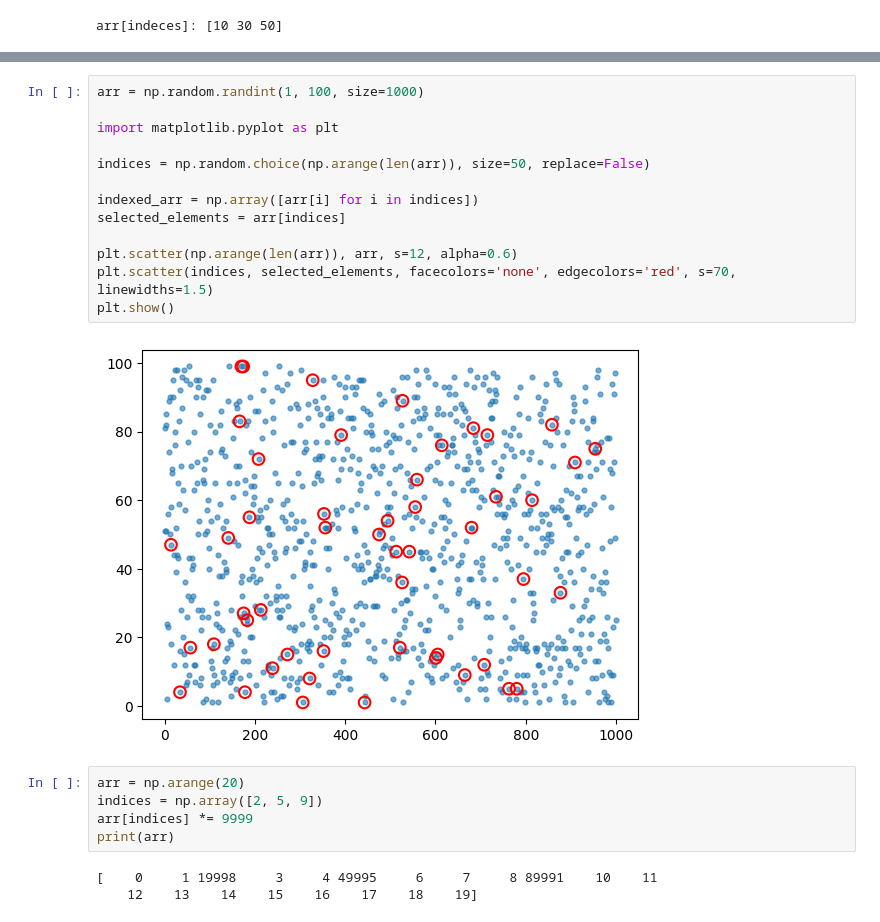
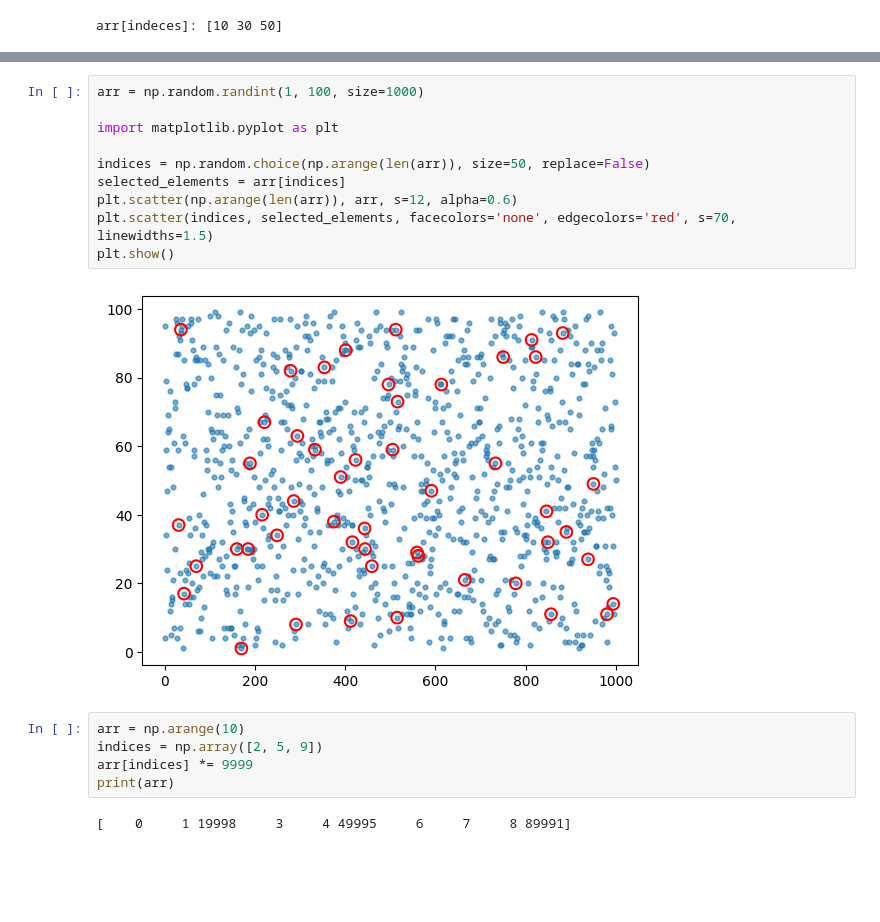
Before and after one commit to tkleg/SSE591-Projects, a Jupyter notebook: Proj2/Fancy_indexing.ipynb, the cells around one changed output, grey strips where cells are left out. Saved outputs shown, nothing was run; the diff lists cells and outputs as text; blank space fills up the shorter version.

```diff
--- a/Proj2/Fancy_indexing.ipynb
+++ b/Proj2/Fancy_indexing.ipynb
@@ -64,26 +80,22 @@ arr[rand > 0]: [90 32 20 55 58 77  9 78 81 51 60 87  1 41 64 61 31 45 42 75  9 8
 # %%
 arr = np.random.randint(1, 100, size=1000)
 
 import matplotlib.pyplot as plt
 
 indices = np.random.choice(np.arange(len(arr)), size=50, replace=False)
-
-indexed_arr = np.array([arr[i] for i in indices])
 selected_elements = arr[indices]
-
 plt.scatter(np.arange(len(arr)), arr, s=12, alpha=0.6)
 plt.scatter(indices, selected_elements, facecolors='none', edgecolors='red', s=70, linewidths=1.5)
 plt.show()
 # %% [output]
-[figure, old version]
+[figure, new version]
 # %%
-arr = np.arange(20)
+arr = np.arange(10)
 indices = np.array([2, 5, 9])
 arr[indices] *= 9999
 print(arr)
 # %% [output]
-[    0     1 19998     3     4 49995     6     7     8 89991    10    11
-    12    13    14    15    16    17    18    19]
+[    0     1 19998     3     4 49995     6     7     8 89991]
 # %%
 arr = np.random.randint(1, 100, size=1000)
 bins = np.linspace(1, 100, 25)
```
Also changed, not shown: parts of 8 cells of this notebook, 2 other files.
